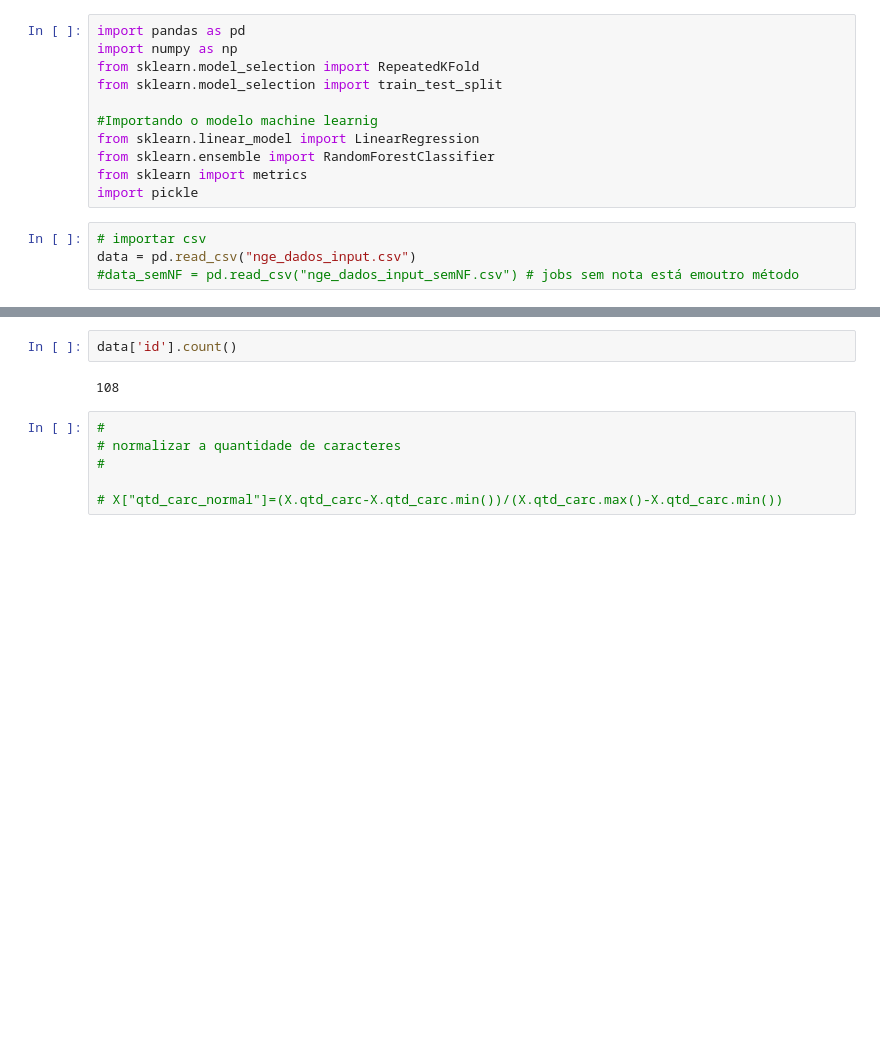
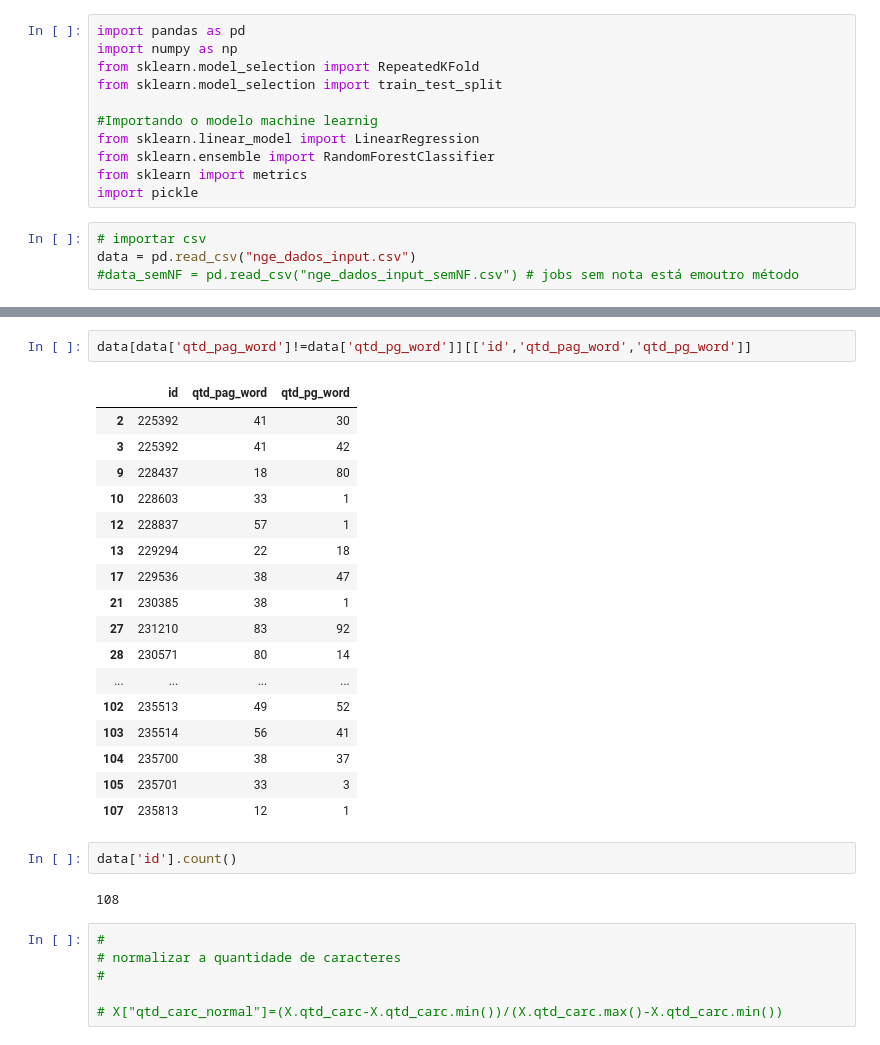
Before and after one commit to WalnerPessoa/Fluxo_Editorial, a Jupyter notebook: testes/machine_learning_NGE.ipynb, the cells around one changed output, grey strips where cells are left out. Drawn from its saved outputs; the diff is of its cells as text; blank space fills up the shorter version.

```diff
--- a/testes/machine_learning_NGE.ipynb
+++ b/testes/machine_learning_NGE.ipynb
@@ -25,3 +48,23 @@ data.head()
+# %%
+data[data['qtd_pag_word']!=data['qtd_pg_word']][['id','qtd_pag_word','qtd_pg_word']]
+# %% [output]
+|  | id | qtd_pag_word | qtd_pg_word |
+| 2 | 225392 | 41 | 30 |
+| 3 | 225392 | 41 | 42 |
+| 9 | 228437 | 18 | 80 |
+| 10 | 228603 | 33 | 1 |
+| 12 | 228837 | 57 | 1 |
+| 13 | 229294 | 22 | 18 |
+| 17 | 229536 | 38 | 47 |
+| 21 | 230385 | 38 | 1 |
+| 27 | 231210 | 83 | 92 |
+| 28 | 230571 | 80 | 14 |
+| ... | ... | ... | ... |
+| 102 | 235513 | 49 | 52 |
+| 103 | 235514 | 56 | 41 |
+| 104 | 235700 | 38 | 37 |
+| 105 | 235701 | 33 | 3 |
+| 107 | 235813 | 12 | 1 |
 # %%
 data['id'].count()
 # %% [output]
```
Also changed, not shown: parts of 3 cells of this notebook, 4 other files.
